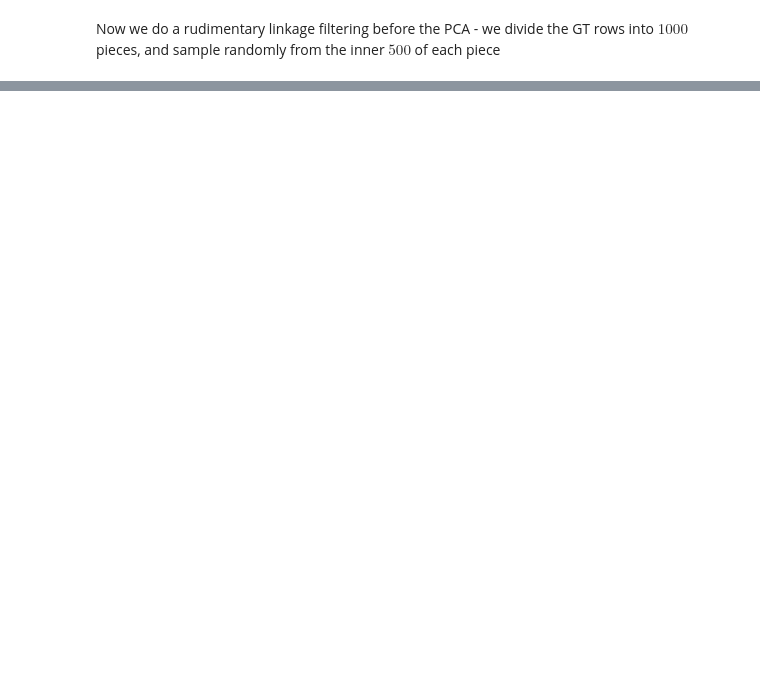
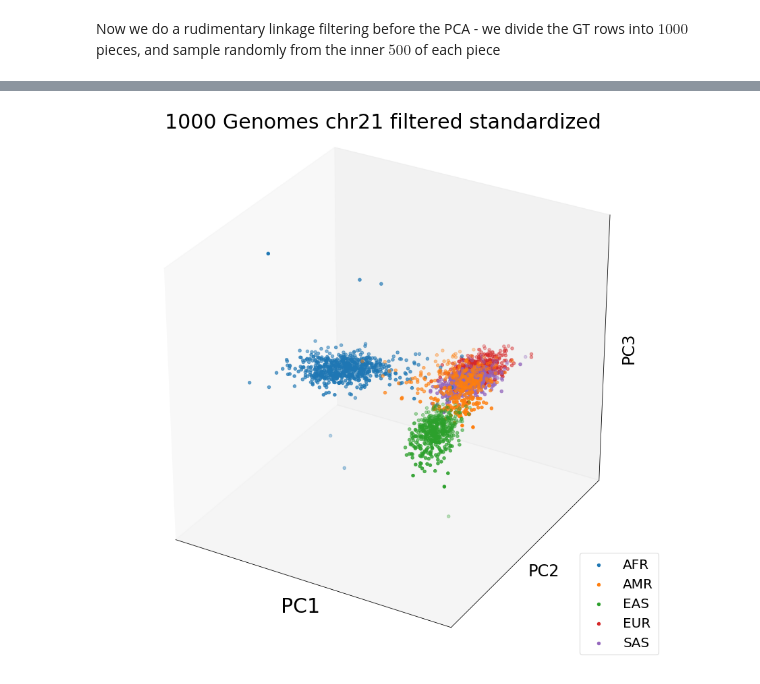
Before and after one commit to chrisporras/1000Genomes-PCA, a Jupyter notebook: notebooks/Manual_PCA1000Genome.ipynb, the cells around one changed output, grey strips where cells are left out. Saved outputs shown, nothing was run; the diff lists cells and outputs as text; code cells hidden in the pictures; blank space fills up the shorter version.

```diff
--- a/notebooks/Manual_PCA1000Genome.ipynb
+++ b/notebooks/Manual_PCA1000Genome.ipynb
@@ -330,0 +407,4 @@ plt.savefig("unfiltered_chr21_PC2PC3.jpg",quality=95)
+# %%
+PlotPCA3D(StandardizedSamples, PCs, samples, "1000 Genomes chr21 filtered standardized", "filtered_standardized_chr21_PCA.jpg")
+# %% [output]
+[figure, added]
```
Also changed, not shown: parts of 37 cells of this notebook.
